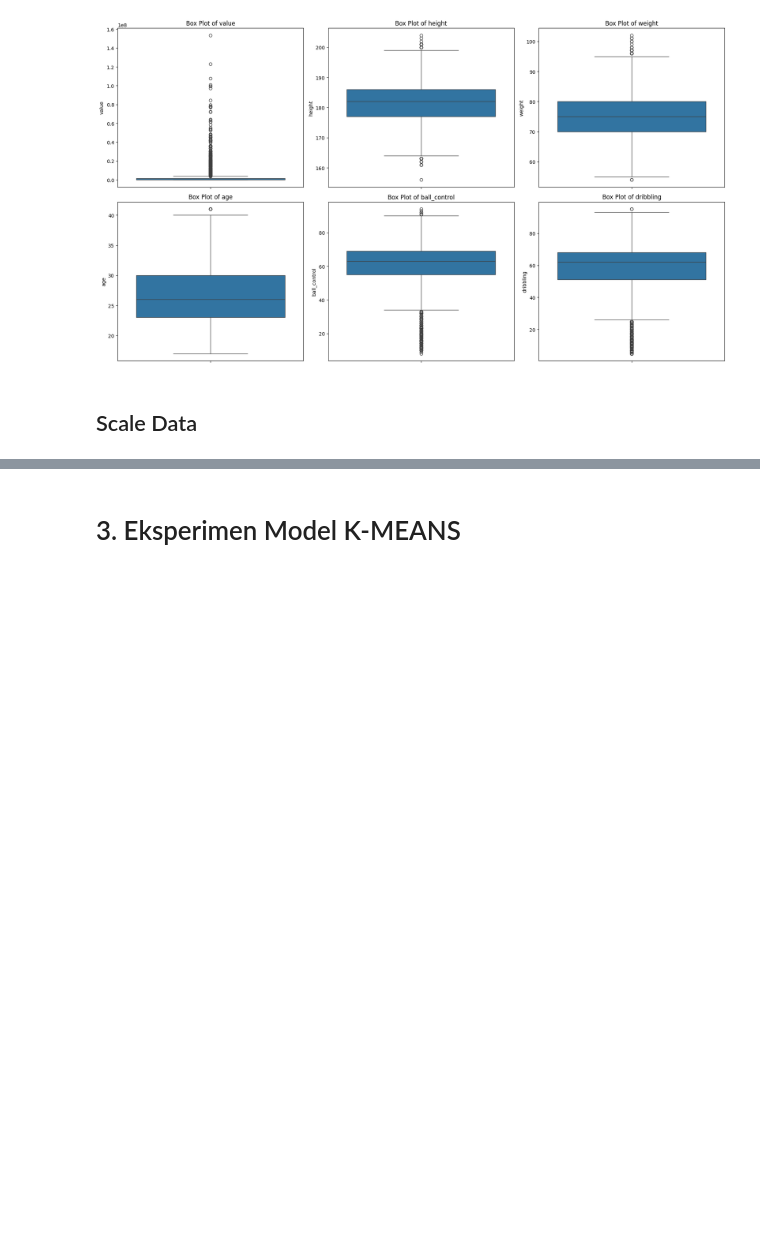
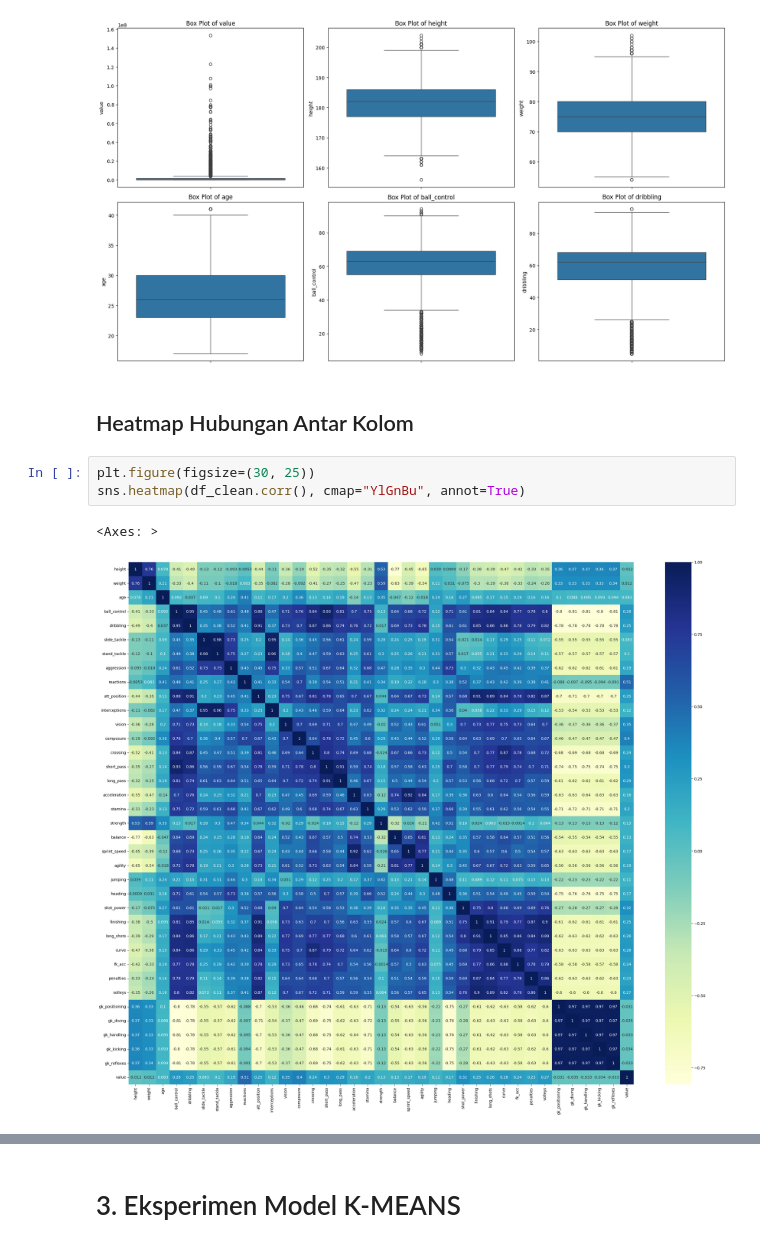
Before and after one commit to hisyamssyr/unsupervised-learning, a Jupyter notebook: Pembelajaran_Mesin_Tugas_1.ipynb, the cells around one changed output, grey strips where cells are left out. Saved outputs shown, nothing was run; the diff lists cells and outputs as text; blank space fills up the shorter version.

```diff
--- a/Pembelajaran_Mesin_Tugas_1.ipynb
+++ b/Pembelajaran_Mesin_Tugas_1.ipynb
@@ -165,5 +165,11 @@ plt.tight_layout()
 plt.show()
 # %% [output]
 [figure]
-# %% [markdown]
-## Scale Data
+# %% [markdown]
+## Heatmap Hubungan Antar Kolom
+# %%
+plt.figure(figsize=(30, 25))
+sns.heatmap(df_clean.corr(), cmap="YlGnBu", annot=True)
+# %% [output]
+<Axes: >
+[figure, added]
```
Also changed, not shown: parts of 13 cells of this notebook.
